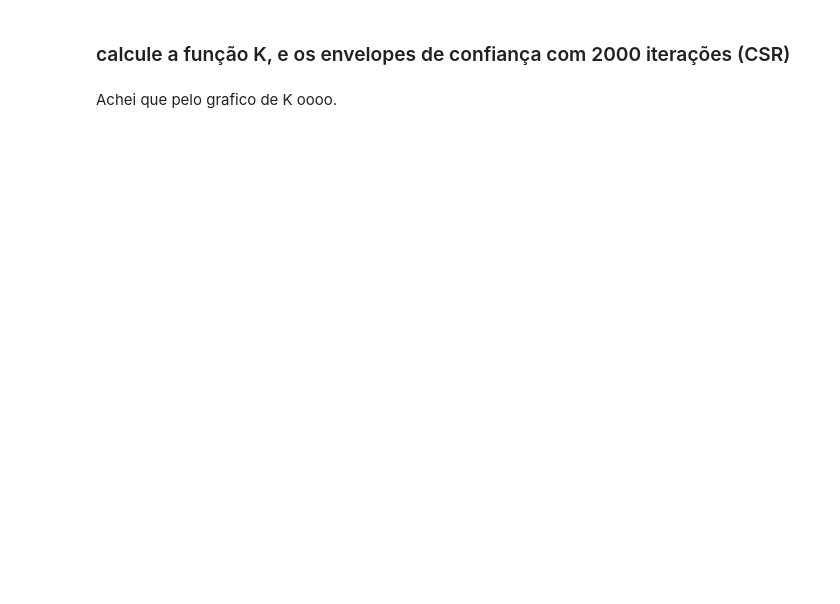
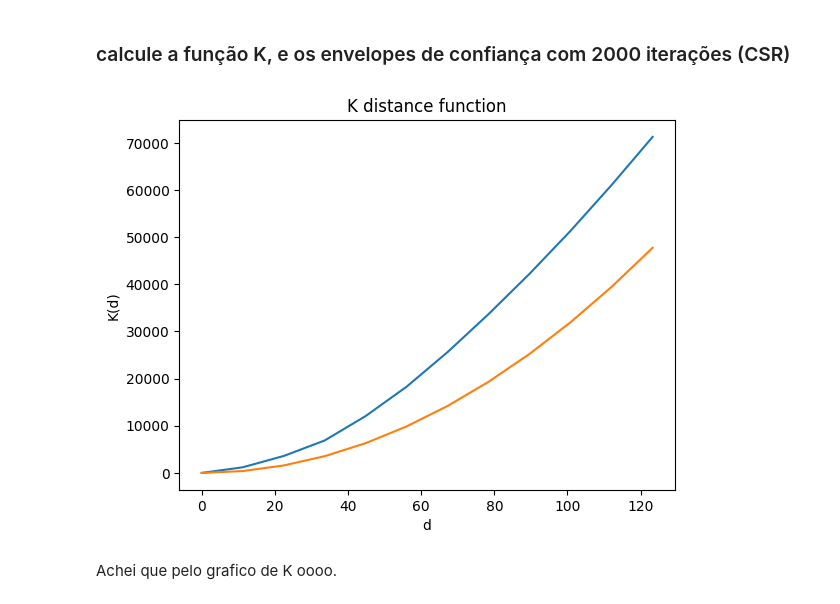
Before and after one commit to bert799/GeoRef, a Jupyter notebook: Notebooks/Alunos_ESDA_Exercício_John_Snow.ipynb, the cells around one changed output. Cells and saved outputs as stored; diff of their text form; code cells hidden in the pictures; blank space fills up the shorter version.

```diff
--- a/Notebooks/Alunos_ESDA_Exercício_John_Snow.ipynb
+++ b/Notebooks/Alunos_ESDA_Exercício_John_Snow.ipynb
@@ -148,4 +175,9 @@ plt.show()
 # %% [markdown]
 ### calcule a função K, e os envelopes de confiança com 2000 iterações (CSR)
+# %%
+kp = K(cholera_pp)
+kp.plot()
+# %% [output]
+[figure, added]
 # %% [markdown]
 Achei que pelo grafico de K oooo.
```
Also changed, not shown: parts of 5 cells of this notebook.
